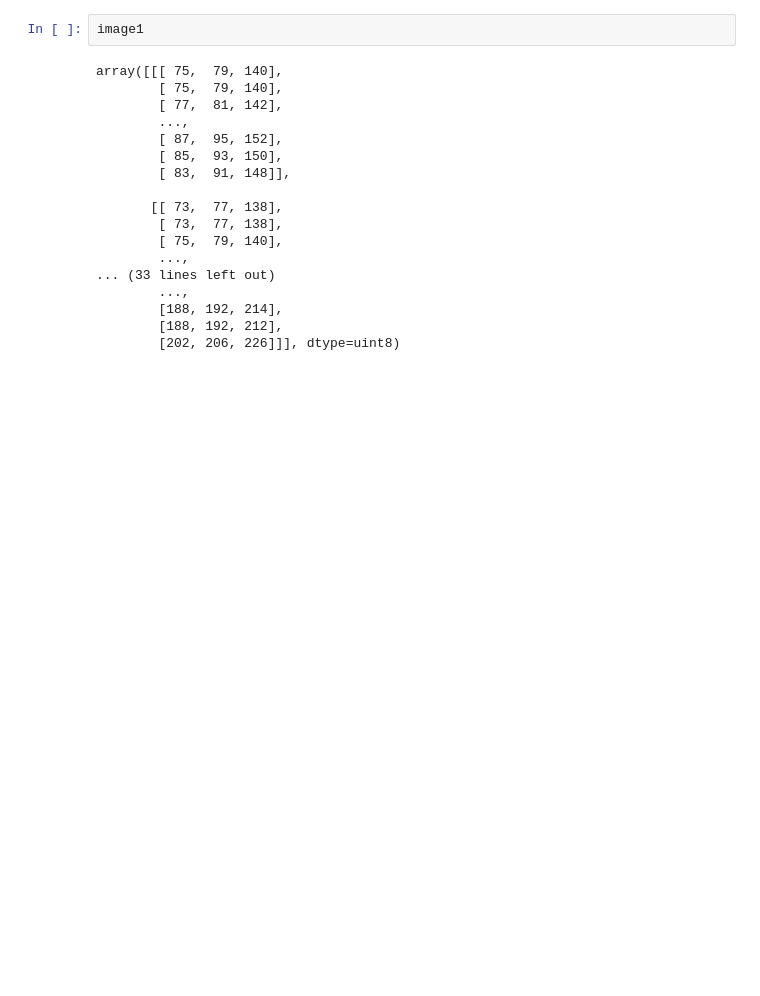
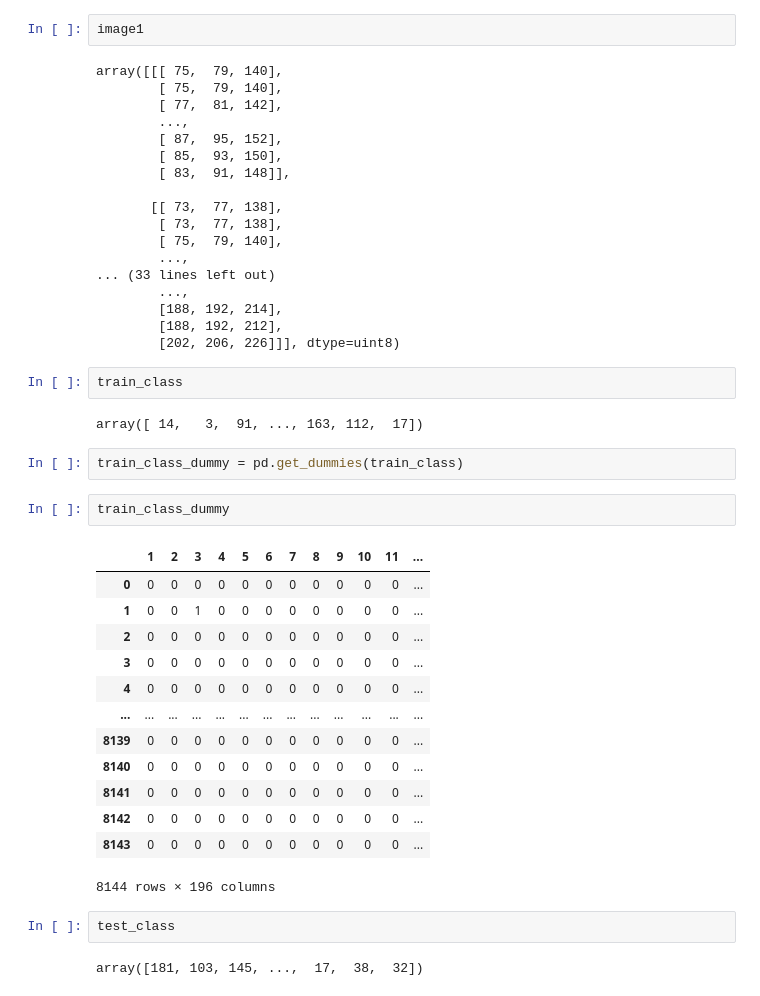
Before and after one commit to bamachrn/car-detection-cv2, a Jupyter notebook: car_detection.ipynb, the cells around one changed output. Drawn from its saved outputs; the diff is of its cells as text; blank space fills up the shorter version.

```diff
--- a/car_detection.ipynb
+++ b/car_detection.ipynb
@@ -666,3 +666,29 @@ array([[[ 75,  79, 140],
         [188, 192, 214],
         [188, 192, 212],
         [202, 206, 226]]], dtype=uint8)
+# %%
+train_class
+# %% [output]
+array([ 14,   3,  91, ..., 163, 112,  17])
+# %%
+train_class_dummy = pd.get_dummies(train_class)
+# %%
+train_class_dummy
+# %% [output]
+|  | 1 | 2 | 3 | 4 | 5 | 6 | 7 | 8 | 9 | 10 | 11 | ... |
+| 0 | 0 | 0 | 0 | 0 | 0 | 0 | 0 | 0 | 0 | 0 | 0 | ... |
+| 1 | 0 | 0 | 1 | 0 | 0 | 0 | 0 | 0 | 0 | 0 | 0 | ... |
+| 2 | 0 | 0 | 0 | 0 | 0 | 0 | 0 | 0 | 0 | 0 | 0 | ... |
+| 3 | 0 | 0 | 0 | 0 | 0 | 0 | 0 | 0 | 0 | 0 | 0 | ... |
+| 4 | 0 | 0 | 0 | 0 | 0 | 0 | 0 | 0 | 0 | 0 | 0 | ... |
+| ... | ... | ... | ... | ... | ... | ... | ... | ... | ... | ... | ... | ... |
+| 8139 | 0 | 0 | 0 | 0 | 0 | 0 | 0 | 0 | 0 | 0 | 0 | ... |
+| 8140 | 0 | 0 | 0 | 0 | 0 | 0 | 0 | 0 | 0 | 0 | 0 | ... |
+| 8141 | 0 | 0 | 0 | 0 | 0 | 0 | 0 | 0 | 0 | 0 | 0 | ... |
+| 8142 | 0 | 0 | 0 | 0 | 0 | 0 | 0 | 0 | 0 | 0 | 0 | ... |
+| 8143 | 0 | 0 | 0 | 0 | 0 | 0 | 0 | 0 | 0 | 0 | 0 | ... |
+8144 rows × 196 columns
+# %%
+test_class
+# %% [output]
+array([181, 103, 145, ...,  17,  38,  32])
```
Also changed, not shown: parts of 5 cells of this notebook.
